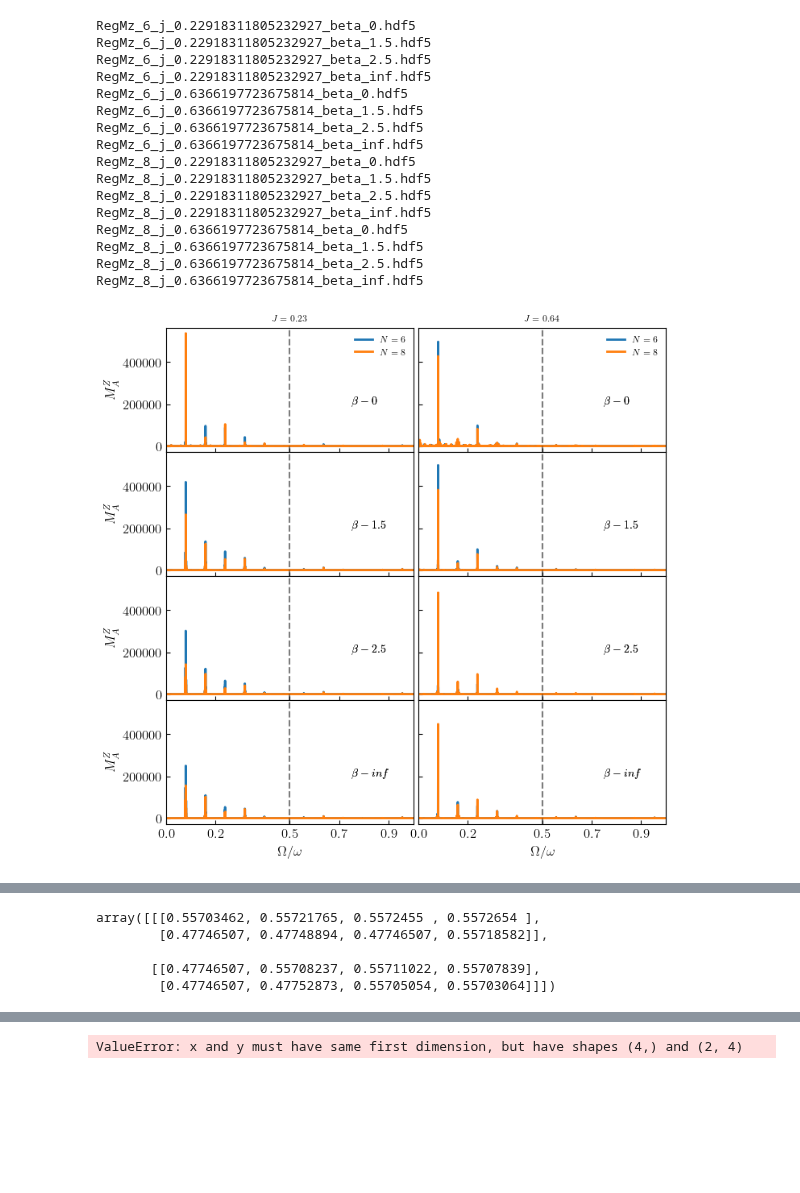
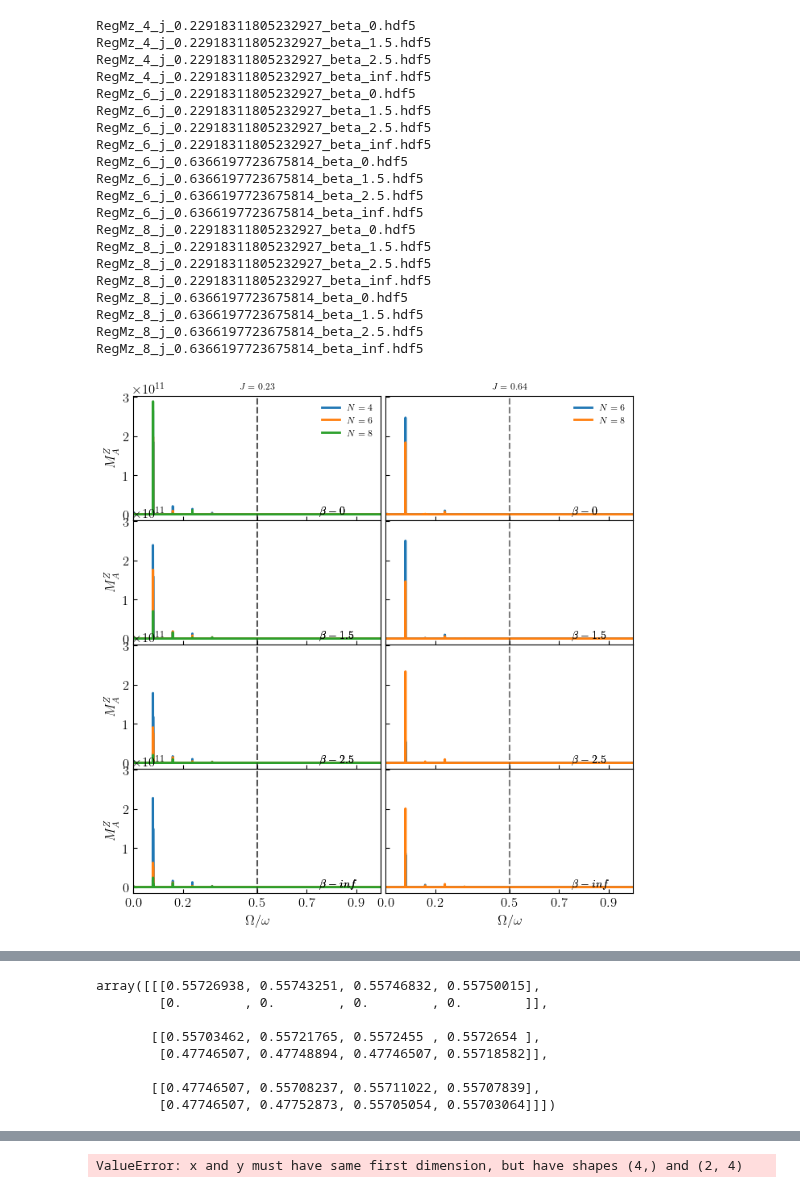
Before and after one commit to rahmahi/Chimera_Time_Crystal, a Jupyter notebook: codes/new_algo/regional_magnetization/fft_beats/fft_long_multipleN.ipynb, the cells around one changed output, grey strips where cells are left out. Saved outputs shown, nothing was run; the diff lists cells and outputs as text; code cells hidden in the pictures; blank space fills up the shorter version.

```diff
--- a/codes/new_algo/regional_magnetization/fft_beats/fft_long_multipleN.ipynb
+++ b/codes/new_algo/regional_magnetization/fft_beats/fft_long_multipleN.ipynb
@@ -39,7 +43,7 @@ fig, axs = plt.subplots(4, 2, sharey=True, sharex=True)
 plt.subplots_adjust(wspace=0.02, hspace=0.0)
 
 
-freq_threshold = 0.1
+freq_threshold = 0.01
 legendftsize = 8
 
 omega = 20.0
@@ -51,9 +55,10 @@ with open("mz_fft.txt", 'r') as fp:
     lines = fp.readlines()
     x = len(lines)
     #btfr = np.zeros((2,4))
-    btfr = np.zeros((2,2,4))
-    betas = np.zeros((2,4))
-    Ns = np.zeros((2,2,4))
+
+    btfr = np.zeros((3,2,4))
+    betas = np.zeros((3,4))
+    Ns = np.zeros((3,2,4))
 
     for xx in range(0,x):
         filename = lines[xx][:-1]
@@ -93,7 +98,7 @@ with open("mz_fft.txt", 'r') as fp:
             fft_values = np.fft.fft(mz_data_a - np.average(mz_data_a))
 
             mask = frequencies > freq_threshold
-            y = np.abs(fft_values[mask])
+            y = np.abs(fft_values[mask])**2
             x = frequencies[mask]
 
             #y = np.abs(fft_values)**2
@@ -120,19 +125,24 @@ with open("mz_fft.txt", 'r') as fp:
             betas[jj][b] = beta
             #Ns[jj][b] = N
 
-            if N == 6:
+            if N == 4:
                 btfr[0][jj][b] = beat_freq
                 Ns[0][jj][b] = N
-            if N == 8:
+            if N == 6:
                 btfr[1][jj][b] = beat_freq
                 Ns[1][jj][b] = N
+            if N == 8:
+                btfr[2][jj][b] = beat_freq
+                Ns[2][jj][b] = N
             '''
             if N == 10:
                 btfr[0][jj][b] = beat_freq
             if N == 12:
                 btfr[1][jj][b] = beat_freq
+
             '''
 
+            #print('N-',N, 'beta-',beta, 'jval-', Jvalue, 'jj',jj, 'b',b)
 
             axs[b][jj].tick_params(which='both', axis="x", direction="in")
             axs[b][jj].tick_params(which='both', axis="y", direction="in")
@@ -144,7 +154,6 @@ with open("mz_fft.txt", 'r') as fp:
             axs[b][0].set_ylabel(r"$M^Z_A$")
             axs[-1][jj].set_xlabel(r"$\Omega/\omega$")
             axs[-1][jj].set_xticks([0,.2,.5,.7,.9])
-
 
 
 '''
@@ -160,31 +169,35 @@ axs[-1].legend(frameon =False, loc = 6, fontsize = 12)
 
 '''
 axs[0][0].set_title(fr"$J={Jvalue1:2.2f}$", fontsize = legendftsize)
 axs[0][1].set_title(fr"$J={Jvalue2:2.2f}$", fontsize = legendftsize)
 #axs[-1][0].set_xlabel(r"$\Omega/\omega$")
 
 
 figname = 'regional_mag_FFT_strong.pdf'
 figname1 = 'regional_mag_FFT_strong.jpg'
 #plt.savefig(figname, bbox_inches='tight', pad_inches=0.0)
 #plt.savefig(figname1, bbox_inches='tight', pad_inches=0.0, dpi=300)
 
 plt.show()
 # %% [output]
+RegMz_4_j_0.22918311805232927_beta_0.hdf5
+RegMz_4_j_0.22918311805232927_beta_1.5.hdf5
+RegMz_4_j_0.22918311805232927_beta_2.5.hdf5
+RegMz_4_j_0.22918311805232927_beta_inf.hdf5
 RegMz_6_j_0.22918311805232927_beta_0.hdf5
 RegMz_6_j_0.22918311805232927_beta_1.5.hdf5
 RegMz_6_j_0.22918311805232927_beta_2.5.hdf5
 RegMz_6_j_0.22918311805232927_beta_inf.hdf5
 RegMz_6_j_0.6366197723675814_beta_0.hdf5
 RegMz_6_j_0.6366197723675814_beta_1.5.hdf5
 RegMz_6_j_0.6366197723675814_beta_2.5.hdf5
 RegMz_6_j_0.6366197723675814_beta_inf.hdf5
 RegMz_8_j_0.22918311805232927_beta_0.hdf5
 RegMz_8_j_0.22918311805232927_beta_1.5.hdf5
 RegMz_8_j_0.22918311805232927_beta_2.5.hdf5
 RegMz_8_j_0.22918311805232927_beta_inf.hdf5
 RegMz_8_j_0.6366197723675814_beta_0.hdf5
 RegMz_8_j_0.6366197723675814_beta_1.5.hdf5
 RegMz_8_j_0.6366197723675814_beta_2.5.hdf5
 RegMz_8_j_0.6366197723675814_beta_inf.hdf5
-[figure, old version]
+[figure, new version]
@@ -193,7 +206,10 @@ Wall time: 5.61 s
 # %%
 btfr
 # %% [output]
-array([[[0.55703462, 0.55721765, 0.5572455 , 0.5572654 ],
+array([[[0.55726938, 0.55743251, 0.55746832, 0.55750015],
+        [0.        , 0.        , 0.        , 0.        ]],
+
+       [[0.55703462, 0.55721765, 0.5572455 , 0.5572654 ],
         [0.47746507, 0.47748894, 0.47746507, 0.55718582]],
 
        [[0.47746507, 0.55708237, 0.55711022, 0.55707839],
```
Also changed, not shown: parts of 3 cells of this notebook, 11 other files.
